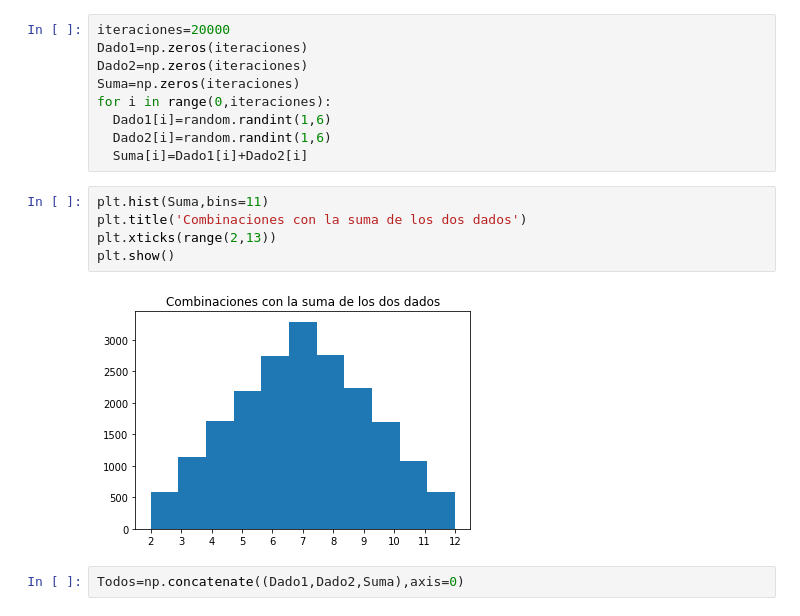
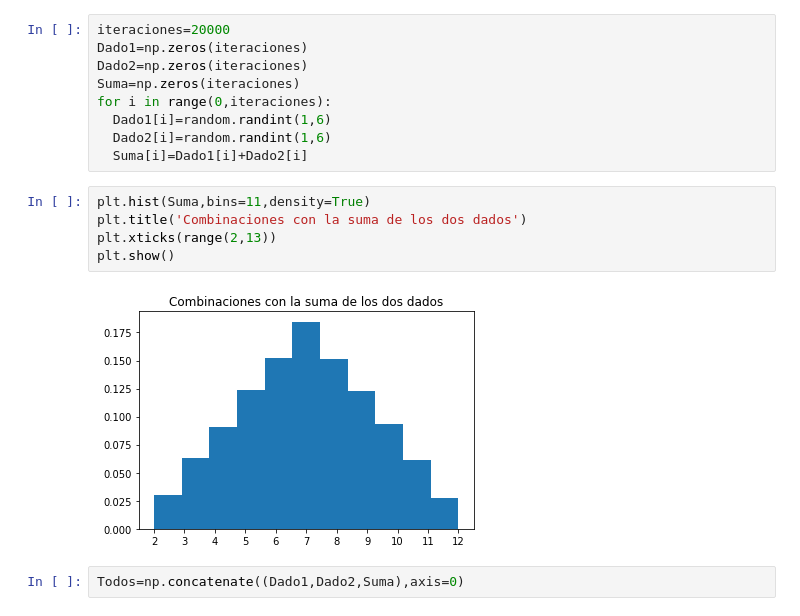
Before and after one commit to davidmorme/Universidad, a Jupyter notebook: Diversión/Juego_con_2_dados.ipynb, the cells around one changed output. Saved outputs shown, nothing was run; the diff lists cells and outputs as text.

```diff
--- a/Diversión/Juego_con_2_dados.ipynb
+++ b/Diversión/Juego_con_2_dados.ipynb
@@ -15,12 +15,12 @@ for i in range(0,iteraciones):
   Dado2[i]=random.randint(1,6)
   Suma[i]=Dado1[i]+Dado2[i]
 # %%
-plt.hist(Suma,bins=11)
+plt.hist(Suma,bins=11,density=True)
 plt.title('Combinaciones con la suma de los dos dados')
 plt.xticks(range(2,13))
 plt.show()
 # %% [output]
-[figure, old version]
+[figure, new version]
 # %%
 Todos=np.concatenate((Dado1,Dado2,Suma),axis=0)
 # %%
```
Also changed, not shown: parts of 8 cells of this notebook.
